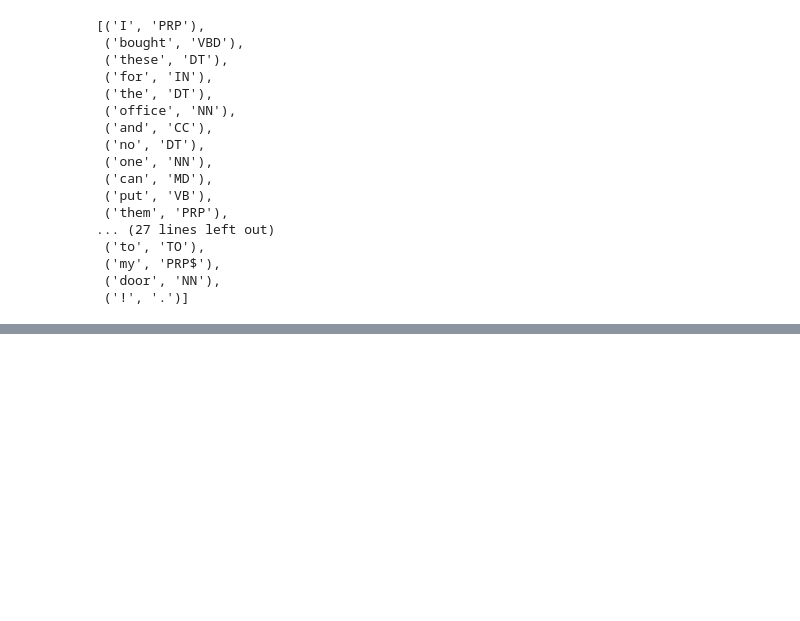
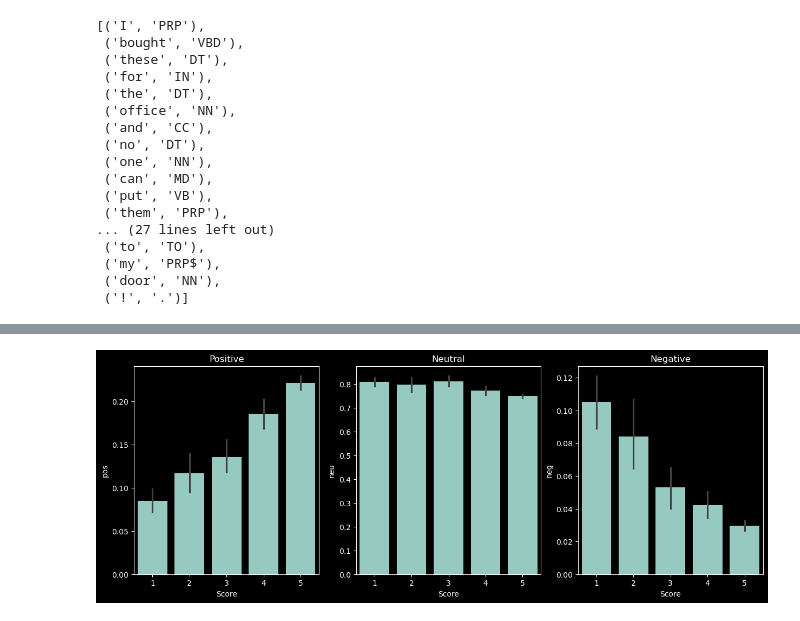
Before and after one commit to alessandroco/Sentiment-Analysis-with-NLTK, a Jupyter notebook: sentiment-analisys.ipynb, the cells around one changed output, grey strips where cells are left out. Cells and saved outputs as stored; diff of their text form; code cells hidden in the pictures; blank space fills up the shorter version.

```diff
--- a/sentiment-analisys.ipynb
+++ b/sentiment-analisys.ipynb
@@ -128,0 +201,15 @@ nltk.pos_tag(tokens)
+# %%
+# We are now going to crete a graph for each compound score related to the review score
+
+fig,axs = plt.subplots(1,3, figsize=(15,5))
+
+sns.barplot(data=vaders, x='Score', y='pos', ax=axs[0])
+sns.barplot(data=vaders, x='Score', y='neu', ax=axs[1])
+sns.barplot(data=vaders, x='Score', y='neg', ax=axs[2])
+axs[0].set_title('Positive')
+axs[1].set_title('Neutral')
+axs[2].set_title('Negative')
+
+plt.show()
+# %% [output]
+[figure, added]
```
Also changed, not shown: parts of 11 cells of this notebook.
